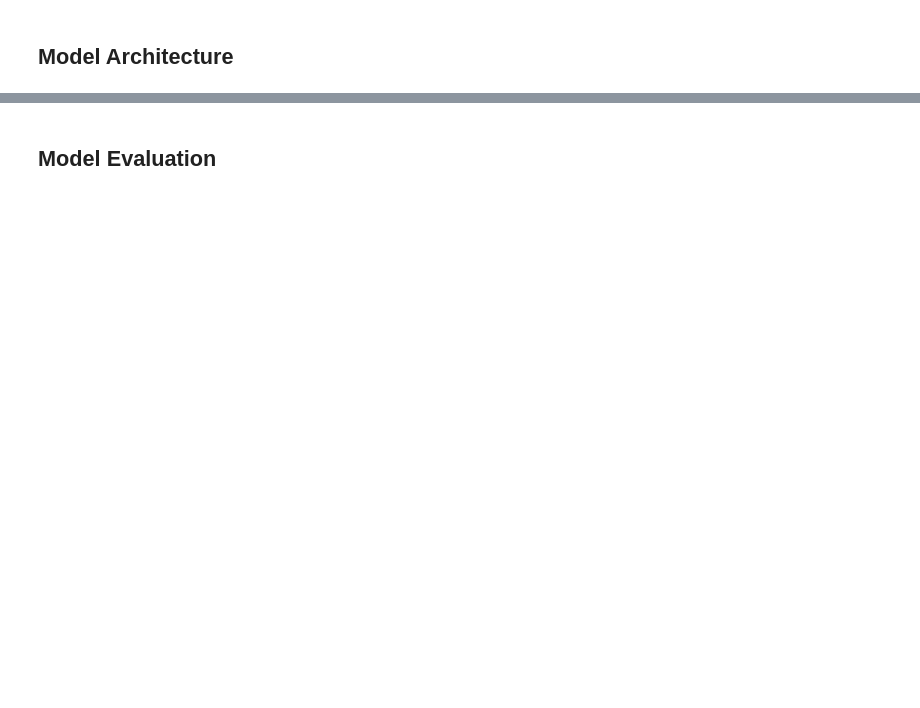
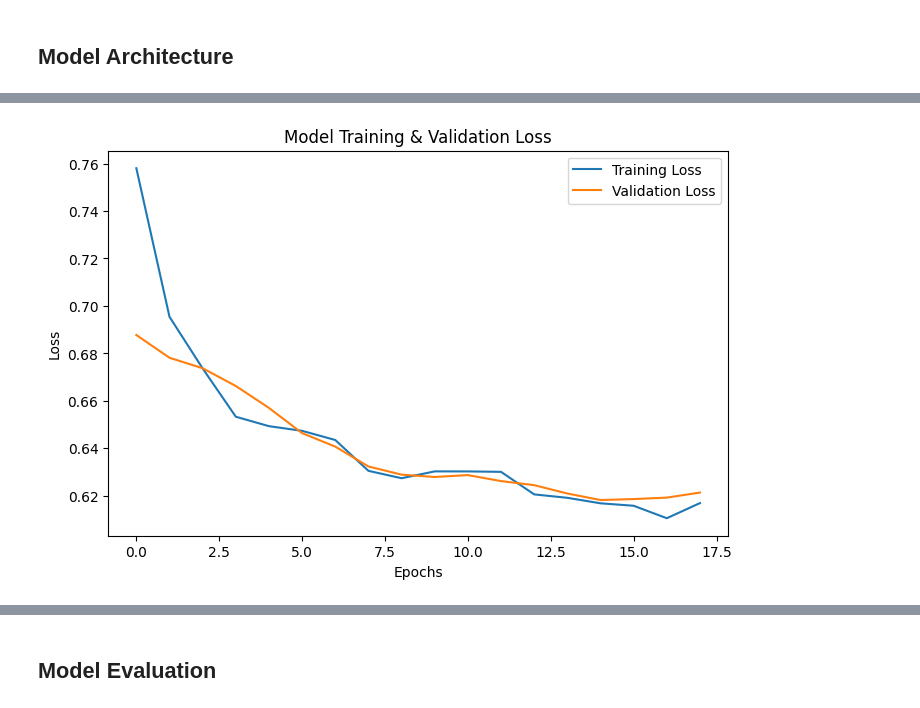
Before and after one commit to g-tumwesigye/water_quality_model_assignment, a Jupyter notebook: Water_Quality_Model.ipynb, the cells around one changed output, grey strips where cells are left out. Drawn from its saved outputs; the diff is of its cells as text; code cells hidden in the pictures; blank space fills up the shorter version.

```diff
--- a/Water_Quality_Model.ipynb
+++ b/Water_Quality_Model.ipynb
@@ -93,9 +128,0 @@ early_stopping = EarlyStopping(monitor='val_loss', patience=5, restore_best_weig
-# %%
-# Train the model
-history = model.fit(
-    X_train, Y_train,
-    validation_data=(X_val, Y_val),
-    epochs=50,
-    batch_size=32,
-    callbacks=[early_stopping]
-    )
@@ -119,0 +129,21 @@ Epoch 28/50
+# %%
+# Train the model
+# history = model.fit(
+#     X_train, Y_train,
+#     class_weight=class_weights,
+#     validation_data=(X_val, Y_val),
+#     epochs=50,
+#     batch_size=64,
+#     callbacks=[tf.keras.callbacks.EarlyStopping(monitor='val_loss', patience=3, restore_best_weights=True)],
+#     verbose=1
+# )
+
+
+history = model.fit(
+    X_train, Y_train,
+    validation_data=(X_val, Y_val),
+    epochs=50,
+    batch_size=64,  # Increase from 32 to 64
+    callbacks=[tf.keras.callbacks.EarlyStopping(monitor='val_loss', patience=3, restore_best_weights=True)],
+    verbose=1
+)
@@ -119,0 +181,12 @@ Epoch 28/50
+# %%
+# Training History: Loss over Epochs
+plt.figure(figsize=(8, 5))
+plt.plot(history.history["loss"], label="Training Loss")
+plt.plot(history.history["val_loss"], label="Validation Loss")
+plt.xlabel("Epochs")
+plt.ylabel("Loss")
+plt.title("Model Training & Validation Loss")
+plt.legend()
+plt.show()
+# %% [output]
+[figure, added]
```
Also changed, not shown: parts of 17 cells of this notebook.
